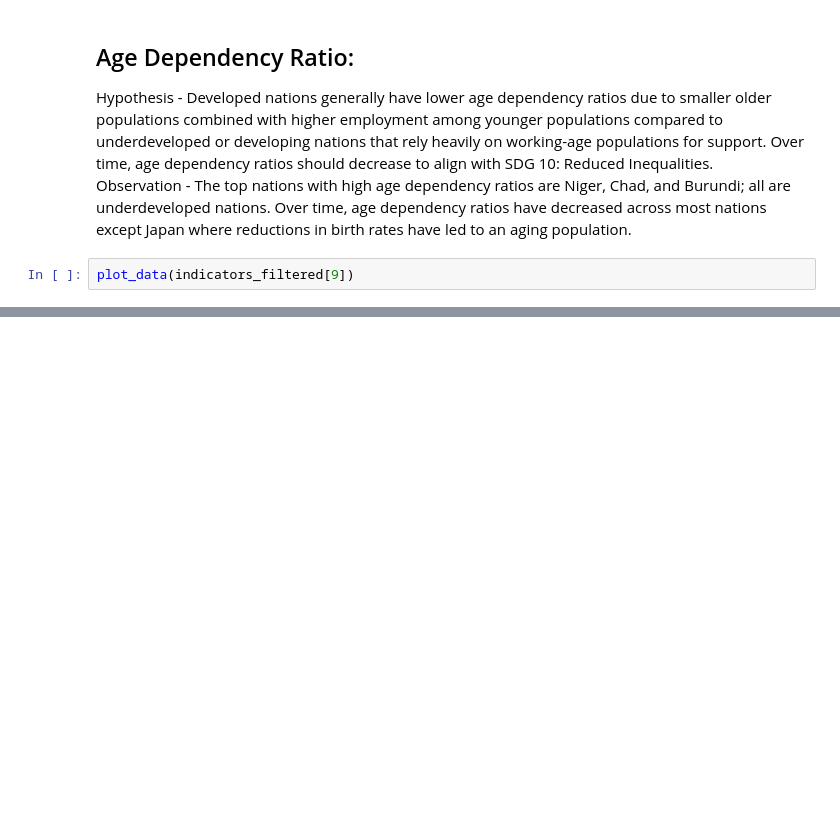
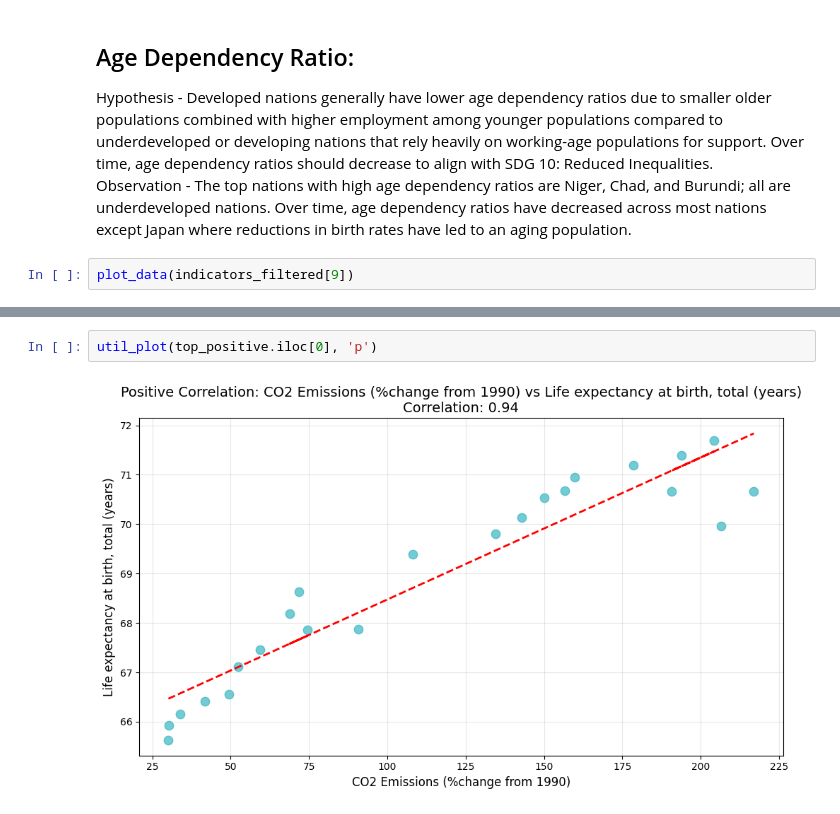
Before and after one commit to Darpana-iitgn/DataScience-Sem4, a Jupyter notebook: docs/_sources/main.ipynb, the cells around one changed output, grey strips where cells are left out. Saved outputs shown, nothing was run; the diff lists cells and outputs as text; blank space fills up the shorter version.

```diff
--- a/docs/_sources/main.ipynb
+++ b/docs/_sources/main.ipynb
@@ -370,0 +353,4 @@ Top 5 Negative Correlations:
+# %%
+util_plot(top_positive.iloc[0], 'p')
+# %% [output]
+[figure, added]
```
Also changed, not shown: parts of 39 cells of this notebook, 47 other files.
